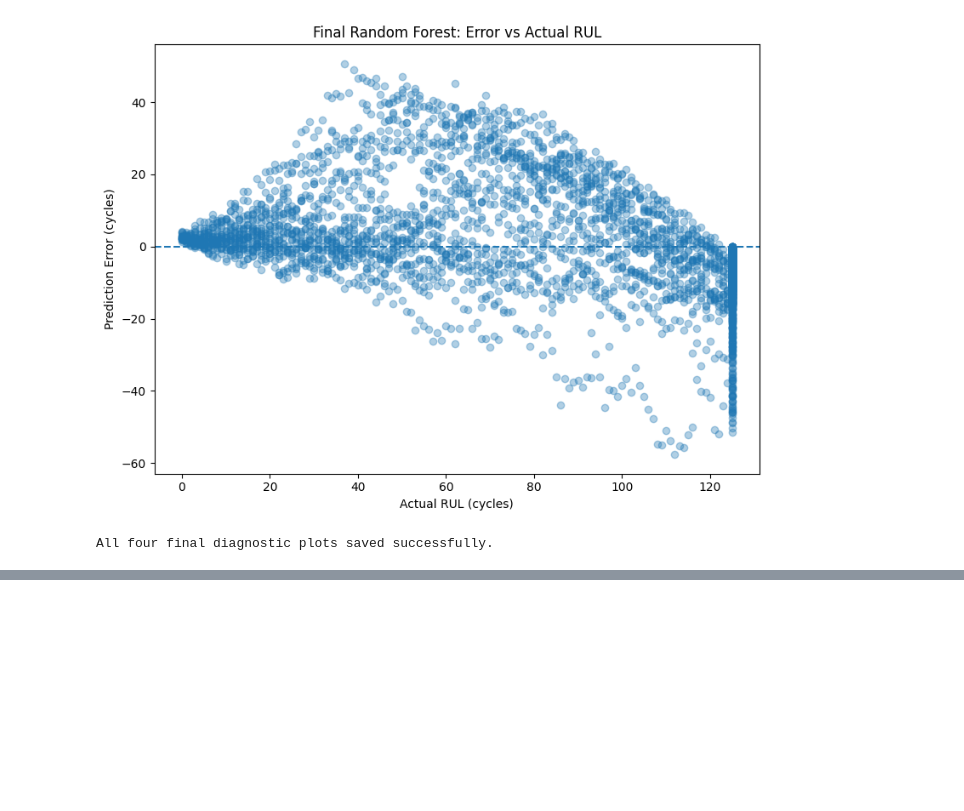
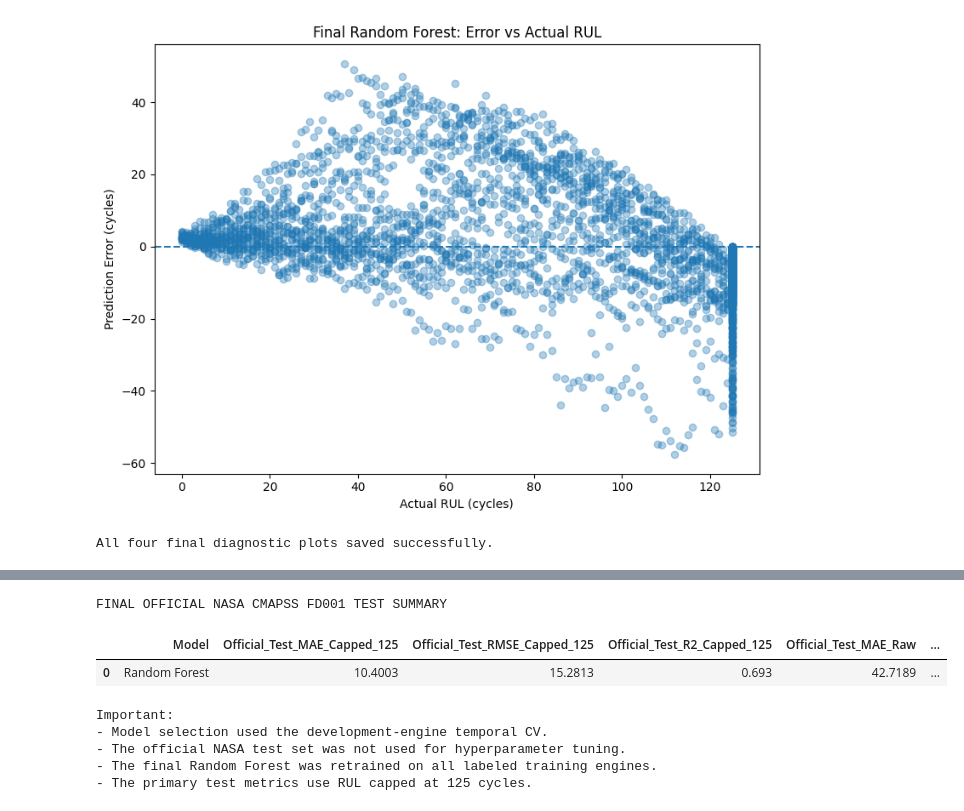
Before and after one commit to Susenther/Predictive_maintenance_RUL_prediction, a Jupyter notebook: notebooks/Predictive_Maintenance_RUL.ipynb, the cells around one changed output, grey strips where cells are left out. Cells and saved outputs as stored; diff of their text form; code cells hidden in the pictures; blank space fills up the shorter version.

```diff
--- a/notebooks/Predictive_Maintenance_RUL.ipynb
+++ b/notebooks/Predictive_Maintenance_RUL.ipynb
@@ -3434,0 +3630,32 @@ All four final diagnostic plots saved successfully.
+# %%
+# ============================================================
+# OFFICIAL TEST RESULTS SUMMARY
+# ============================================================
+
+official_test_summary = pd.DataFrame({
+    "Model": ["Random Forest"],
+    "Official_Test_MAE_Capped_125": [official_test_mae],
+    "Official_Test_RMSE_Capped_125": [official_test_rmse],
+    "Official_Test_R2_Capped_125": [official_test_r2],
+    "Official_Test_MAE_Raw": [official_test_raw_mae],
+    "Official_Test_RMSE_Raw": [official_test_raw_rmse],
+    "Official_Test_R2_Raw": [official_test_raw_r2]
+})
+
+print("FINAL OFFICIAL NASA CMAPSS FD001 TEST SUMMARY")
+display(official_test_summary.round(4))
+
+print("\nImportant:")
+print("- Model selection used the development-engine temporal CV.")
+print("- The official NASA test set was not used for hyperparameter tuning.")
+print("- The final Random Forest was retrained on all labeled training engines.")
+print("- The primary test metrics use RUL capped at 125 cycles.")
+# %% [output]
+FINAL OFFICIAL NASA CMAPSS FD001 TEST SUMMARY
+|  | Model | Official_Test_MAE_Capped_125 | Official_Test_RMSE_Capped_125 | Official_Test_R2_Capped_125 | Official_Test_MAE_Raw | ... |
+| 0 | Random Forest | 10.4003 | 15.2813 | 0.693 | 42.7189 | ... |
+Important:
+- Model selection used the development-engine temporal CV.
+- The official NASA test set was not used for hyperparameter tuning.
+- The final Random Forest was retrained on all labeled training engines.
+- The primary test metrics use RUL capped at 125 cycles.
```
Also changed, not shown: parts of 5 cells of this notebook.
